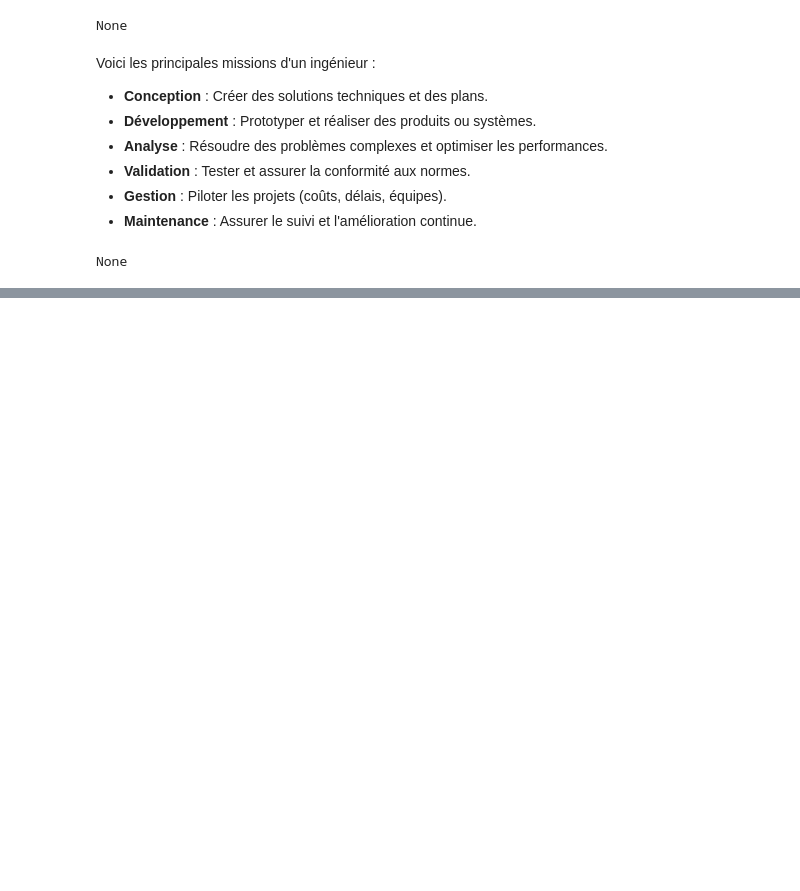
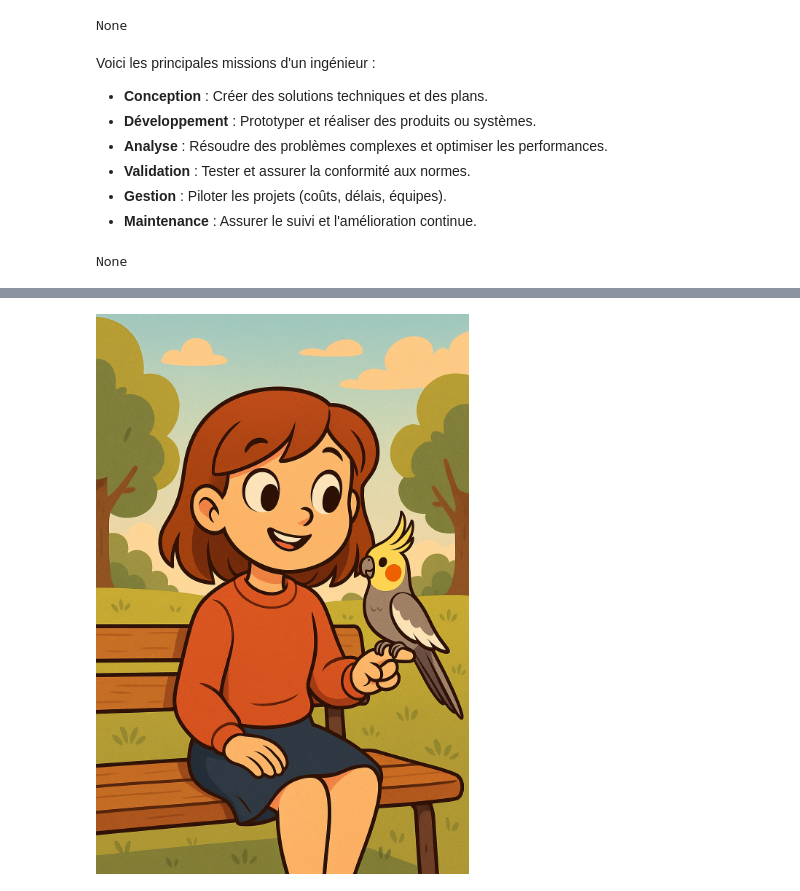
Before and after one commit to TAZIKenza/Activit-_Pratique_1-Prompt-Engineeting, a Jupyter notebook: Tp1.ipynb, the cells around one changed output, grey strips where cells are left out. Drawn from its saved outputs; the diff is of its cells as text; code cells hidden in the pictures; blank space fills up the shorter version.

```diff
--- a/Tp1.ipynb
+++ b/Tp1.ipynb
@@ -93,0 +121,5 @@ None
+# %%
+llm4 = ChatOpenAI(model="gpt-5.2")
+llm_with_tools = llm4.bind_tools([
+    {"type":"image_generation","quality":"high"}
+])
@@ -93,0 +128,5 @@ None
+# %%
+resp= llm_with_tools.invoke(input=[
+    SystemMessage(content=""),
+    HumanMessage(content="Génère une image d'une fille et d'un callopsite dans un style cartoon"),
+])
@@ -93,0 +136,4 @@ None
+# %%
+Image(base64.b64decode(resp.content_blocks[0]['base64']))
+# %% [output]
+[figure, added]
```
Also changed, not shown: parts of 11 cells of this notebook, 1 other file.
